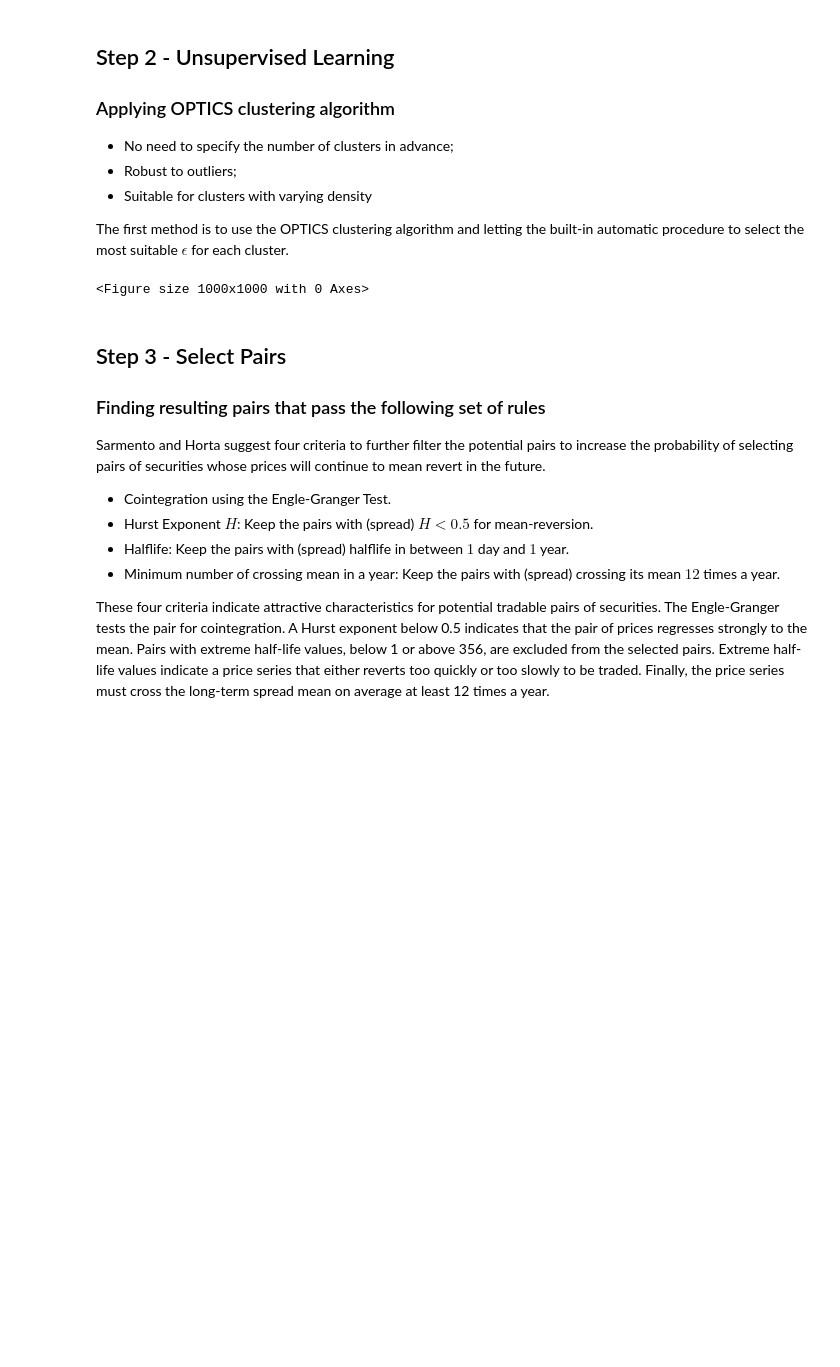
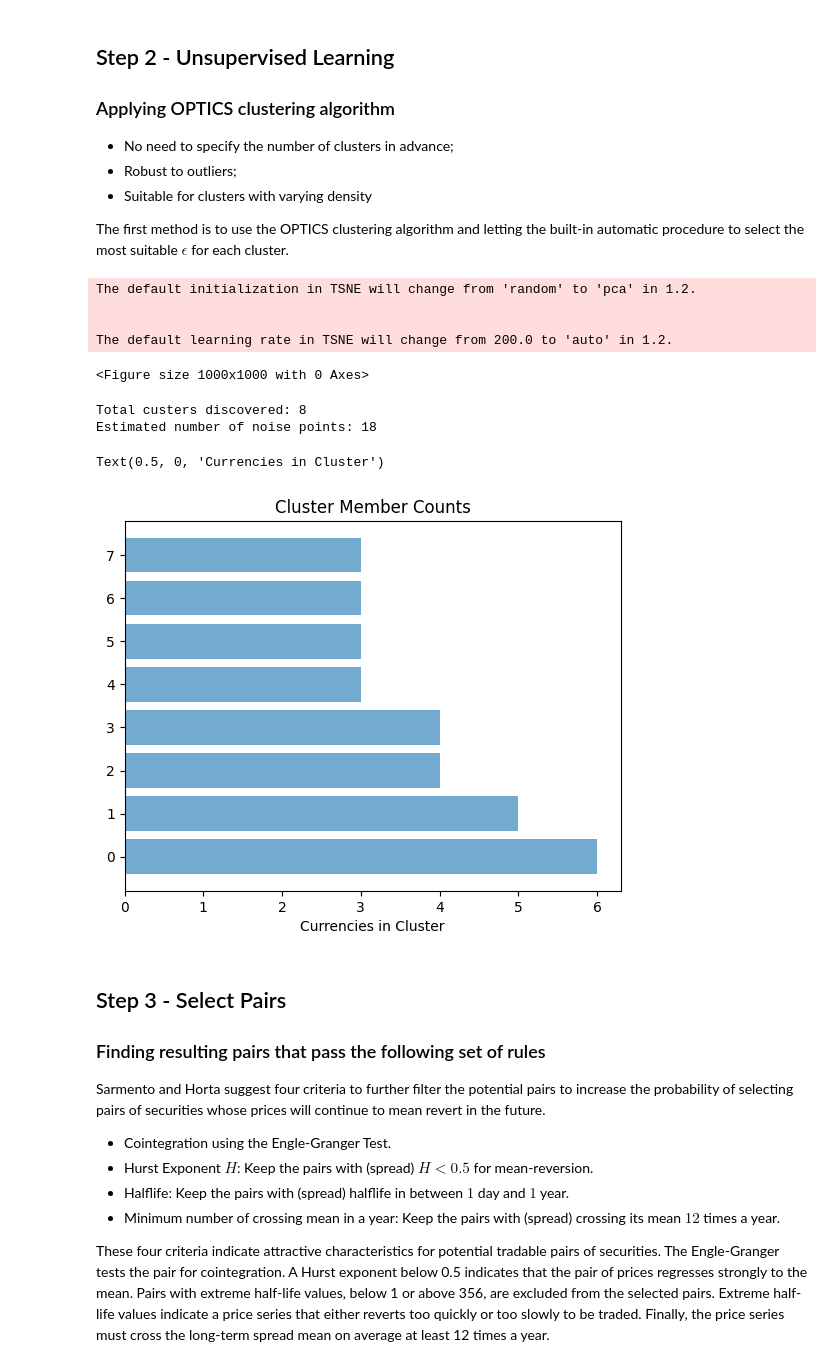
Before and after one commit to Renuto/Trading-Algorithmic, a Jupyter notebook: Statistical Arbitrage/statistical_Arbitrage.ipynb, the cells around one changed output. Saved outputs shown, nothing was run; the diff lists cells and outputs as text; code cells hidden in the pictures; blank space fills up the shorter version.

Commit message:
The number of currencies that make up the cluster is shown.

```diff
--- a/Statistical Arbitrage/statistical_Arbitrage.ipynb
+++ b/Statistical Arbitrage/statistical_Arbitrage.ipynb
@@ -73,10 +73,43 @@ pca.explained_variance_ratio_.sum()
 The first method is to use the OPTICS clustering algorithm and letting the built-in automatic
 procedure to select the most suitable $\epsilon$ for each cluster.
 # %%
-clustered_pairs = ps.cluster_using_optics(min_samples=3)
+clustered_pairs, clust = ps.cluster_using_optics(min_samples=3)
 ps.plot_clustering_info(method='OPTICS', n_dimensions=3)
 # %% [output]
-<Figure size 1000x1000 with 0 Axes>
+The default initialization in TSNE will change from 'random' to 'pca' in 1.2.
+
+
+The default learning rate in TSNE will change from 200.0 to 'auto' in 1.2.
+<Figure size 1000x1000 with 0 Axes>
+# %%
+labels = clust.labels_
+# %%
+n_clusters_ = len(set(labels)) - (1 if -1 in labels else 0)
+print ("\nTotal custers discovered: %d" % n_clusters_)
+n_noise_ = list(labels).count(-1)
+
+print("Estimated number of noise points: %d" % n_noise_)
+
+clustered = labels
+# %% [output]
+Total custers discovered: 8
+Estimated number of noise points: 18
+# %%
+clustered_series = pd.Series(data=clustered.flatten())
+clustered_series = clustered_series[clustered_series != -1]
+# %%
+import matplotlib.pyplot as plt
+
+plt.barh(
+    range(len(clustered_series.value_counts())),
+    clustered_series.value_counts(),
+    alpha=0.625
+)
+plt.title('Cluster Member Counts')
+plt.xlabel('Currencies in Cluster')
+# %% [output]
+Text(0.5, 0, 'Currencies in Cluster')
+[figure, added]
 # %% [markdown]
 ## Step 3 - Select Pairs
 ### Finding resulting pairs that pass the following set of rules
```
Also changed, not shown: parts of 7 cells of this notebook, 1 other file.
